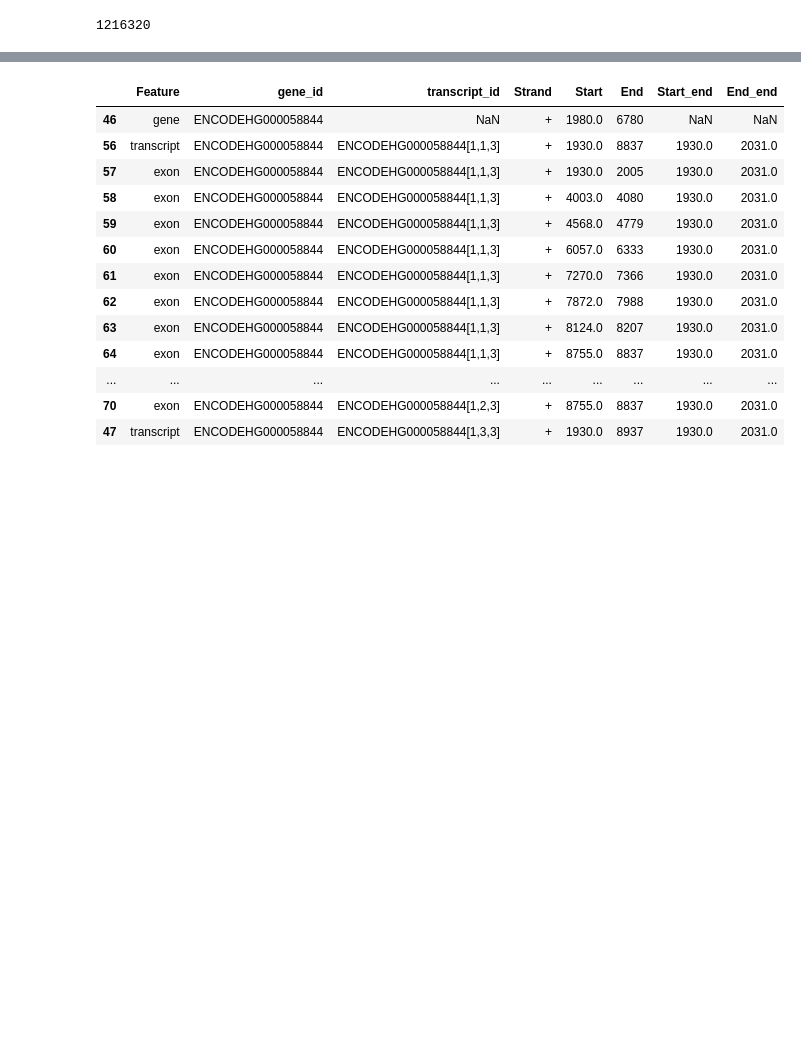
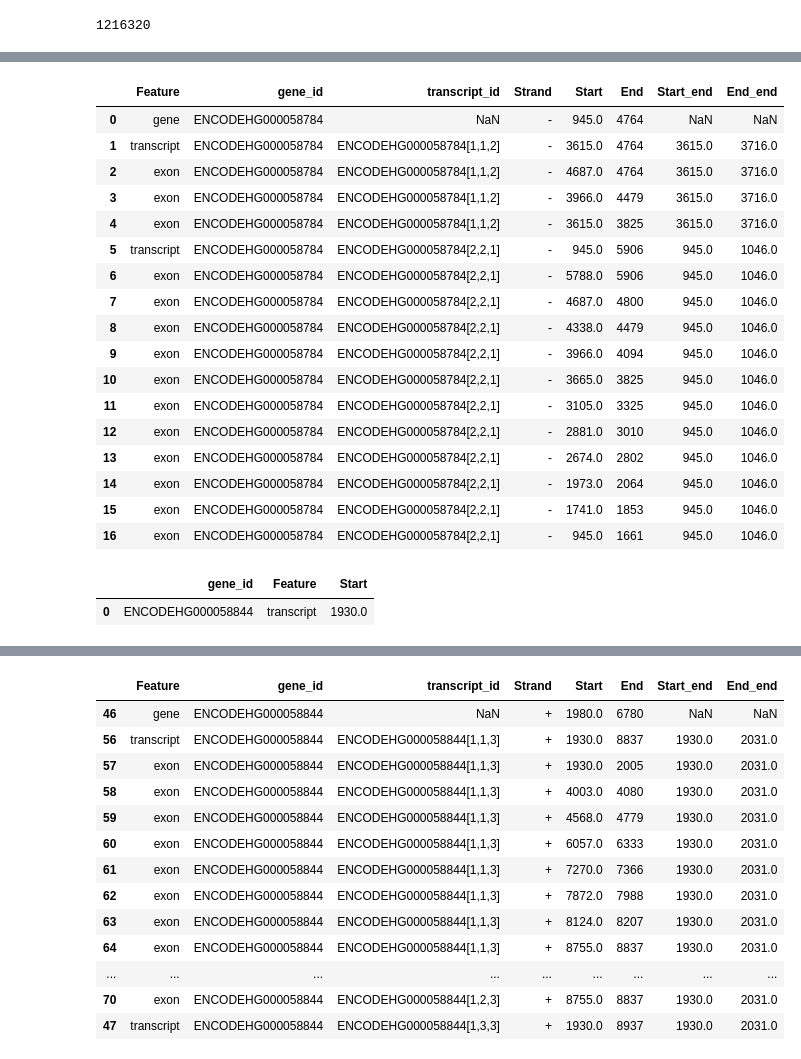
Before and after one commit to mortazavilab/cerberus, a Jupyter notebook: 220412_dev.ipynb, the cells around one changed output, grey strips where cells are left out. Drawn from its saved outputs; the diff is of its cells as text; code cells hidden in the pictures; blank space fills up the shorter version.

```diff
--- a/220412_dev.ipynb
+++ b/220412_dev.ipynb
@@ -151,12 +151,14 @@ def update_ends(gtf, tss, tes):
 
     for mode, ends in zip(['tss', 'tes'], [tss, tes]):
         ends = ends.df
-        ends = ends[['Start', 'End', 'gene_id', mode, '{}_id'.format(mode)]]
+        ends = ends[['Start', 'End', '{}_id'.format(mode)]]
         gtf = gtf.merge(ends, how='left',
                         on='{}_id'.format(mode),
                         suffixes=('', '_end'))
 
         gtf = sort_gtf(gtf)
-        break
+        # loop below goes here
+        if mode == 'tss':
+            gtf.drop(['Start_end', 'End_end'], axis=1, inplace=True)
 
     return gtf
@@ -309,0 +272,21 @@ temp.loc[temp.Start_end.isnull()]
+# %%
+df.loc[df.gene_id == 'ENCODEHG000058784', ['Feature', 'gene_id', 'transcript_id', 'Strand', 'Start', 'End', 'Start_end', 'End_end']]
+# %% [output]
+|  | Feature | gene_id | transcript_id | Strand | Start | End | Start_end | End_end |
+| 0 | gene | ENCODEHG000058784 | NaN | - | 945.0 | 4764 | NaN | NaN |
+| 1 | transcript | ENCODEHG000058784 | ENCODEHG000058784[1,1,2] | - | 3615.0 | 4764 | 3615.0 | 3716.0 |
+| 2 | exon | ENCODEHG000058784 | ENCODEHG000058784[1,1,2] | - | 4687.0 | 4764 | 3615.0 | 3716.0 |
+| 3 | exon | ENCODEHG000058784 | ENCODEHG000058784[1,1,2] | - | 3966.0 | 4479 | 3615.0 | 3716.0 |
+| 4 | exon | ENCODEHG000058784 | ENCODEHG000058784[1,1,2] | - | 3615.0 | 3825 | 3615.0 | 3716.0 |
+| 5 | transcript | ENCODEHG000058784 | ENCODEHG000058784[2,2,1] | - | 945.0 | 5906 | 945.0 | 1046.0 |
+| 6 | exon | ENCODEHG000058784 | ENCODEHG000058784[2,2,1] | - | 5788.0 | 5906 | 945.0 | 1046.0 |
+| 7 | exon | ENCODEHG000058784 | ENCODEHG000058784[2,2,1] | - | 4687.0 | 4800 | 945.0 | 1046.0 |
+| 8 | exon | ENCODEHG000058784 | ENCODEHG000058784[2,2,1] | - | 4338.0 | 4479 | 945.0 | 1046.0 |
+| 9 | exon | ENCODEHG000058784 | ENCODEHG000058784[2,2,1] | - | 3966.0 | 4094 | 945.0 | 1046.0 |
+| 10 | exon | ENCODEHG000058784 | ENCODEHG000058784[2,2,1] | - | 3665.0 | 3825 | 945.0 | 1046.0 |
+| 11 | exon | ENCODEHG000058784 | ENCODEHG000058784[2,2,1] | - | 3105.0 | 3325 | 945.0 | 1046.0 |
+| 12 | exon | ENCODEHG000058784 | ENCODEHG000058784[2,2,1] | - | 2881.0 | 3010 | 945.0 | 1046.0 |
+| 13 | exon | ENCODEHG000058784 | ENCODEHG000058784[2,2,1] | - | 2674.0 | 2802 | 945.0 | 1046.0 |
+| 14 | exon | ENCODEHG000058784 | ENCODEHG000058784[2,2,1] | - | 1973.0 | 2064 | 945.0 | 1046.0 |
+| 15 | exon | ENCODEHG000058784 | ENCODEHG000058784[2,2,1] | - | 1741.0 | 1853 | 945.0 | 1046.0 |
+| 16 | exon | ENCODEHG000058784 | ENCODEHG000058784[2,2,1] | - | 945.0 | 1661 | 945.0 | 1046.0 |
@@ -310,3 +296,8 @@ temp.loc[temp.Start_end.isnull()]
+# %%
+temp.loc[temp.gene_id == 'ENCODEHG000058844']
+# %% [output]
+|  | gene_id | Feature | Start |
+| 0 | ENCODEHG000058844 | transcript | 1930.0 |
 # %%
 rev[['Feature', 'gene_id', 'transcript_id', 'Strand', 'Start', 'End', 'Start_end', 'End_end']].head(20)
 # %% [output]
```
Also changed, not shown: parts of 16 cells of this notebook.
